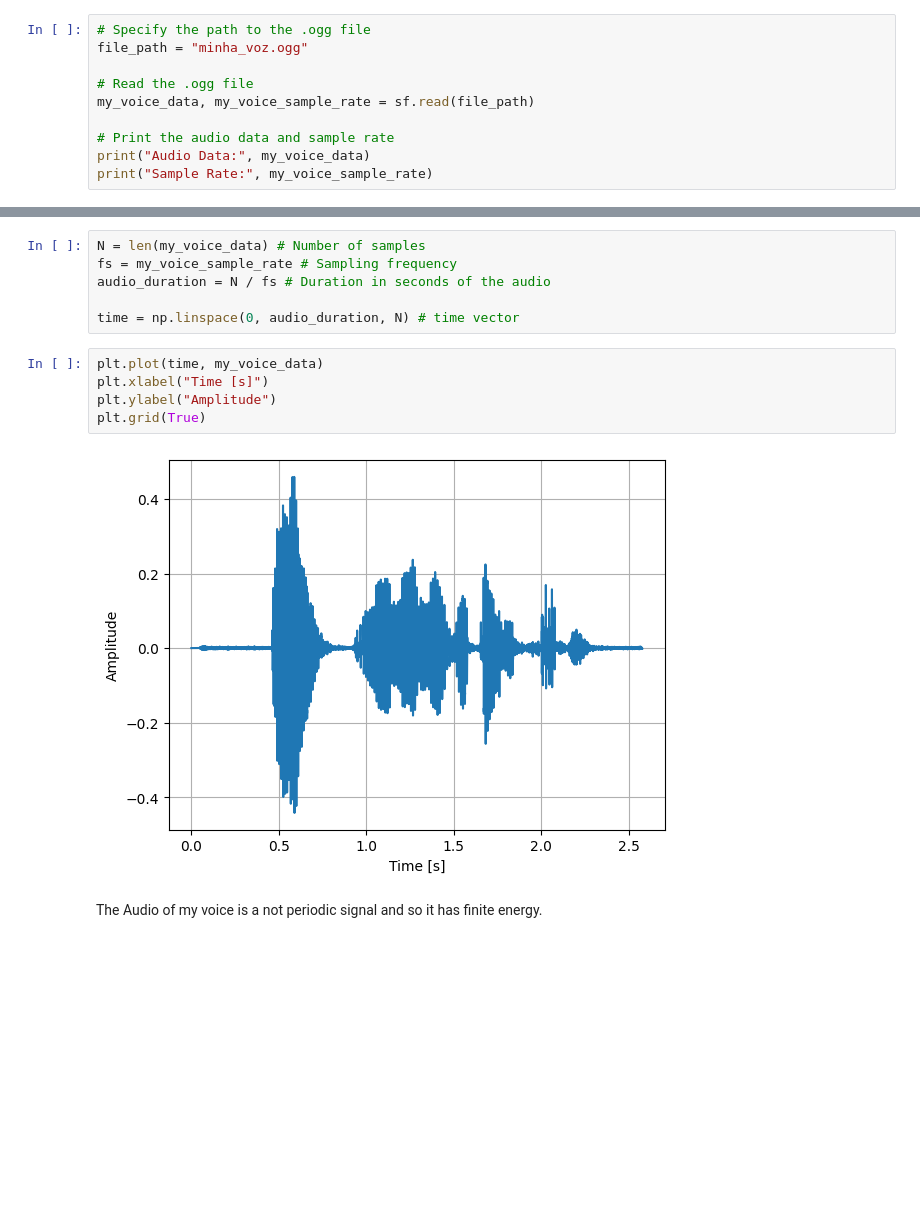
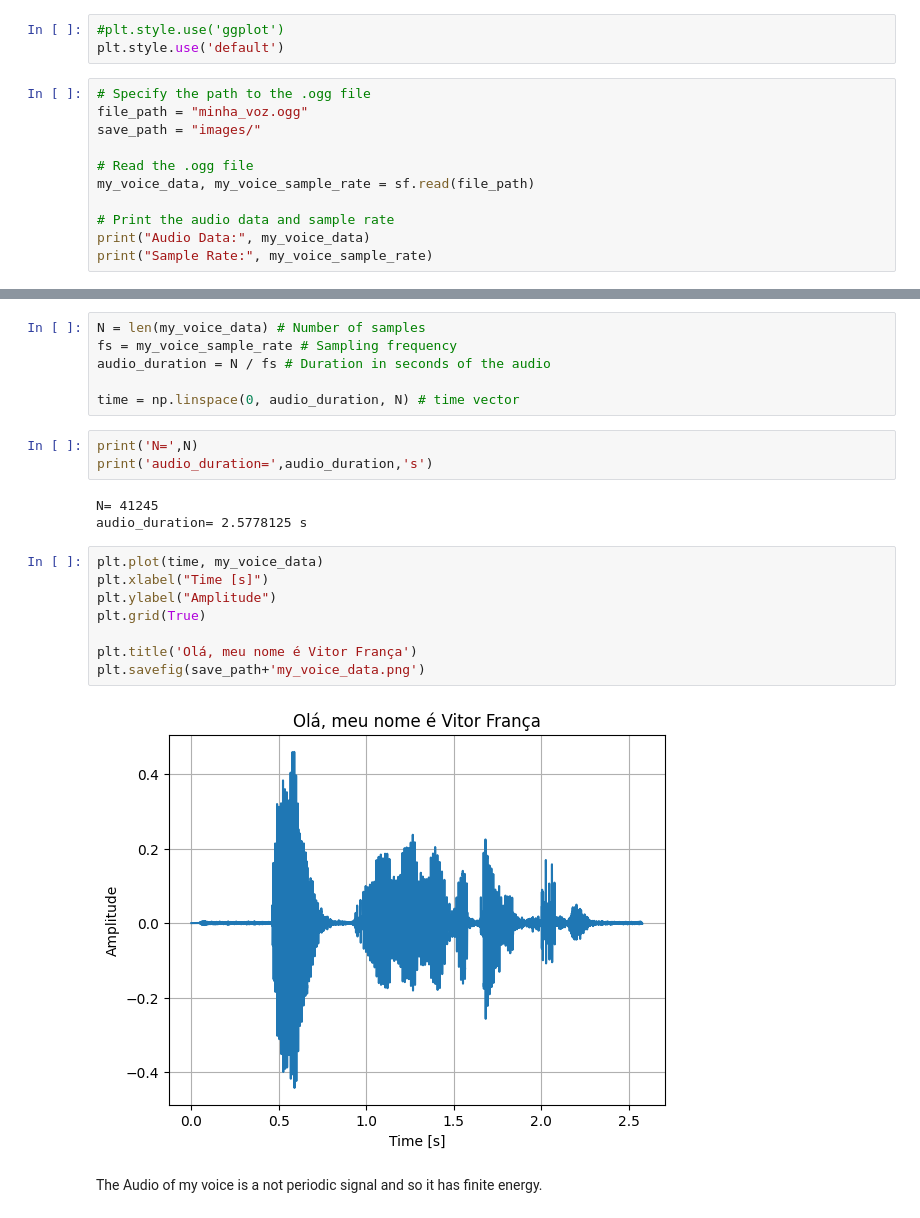
Before and after one commit to V-kr0pt/principios_comunicacao_ufpb, a Jupyter notebook: simulacao_1_2024.1/simulacao_1.ipynb, the cells around one changed output, grey strips where cells are left out. Drawn from its saved outputs; the diff is of its cells as text; blank space fills up the shorter version.

Commit message:
add: todos exercicios feitos + imagens / fix: correcao do audio_4.wav

```diff
--- a/simulacao_1_2024.1/simulacao_1.ipynb
+++ b/simulacao_1_2024.1/simulacao_1.ipynb
@@ -4,9 +4,13 @@ import matplotlib.pyplot as plt
 from IPython.display import Audio
 import soundfile as sf
 import scipy as sp
+# %%
+#plt.style.use('ggplot')
+plt.style.use('default')
 # %%
 # Specify the path to the .ogg file
 file_path = "minha_voz.ogg"
+save_path = "images/"
 
 # Read the .ogg file
 my_voice_data, my_voice_sample_rate = sf.read(file_path)
@@ -28,13 +32,22 @@ fs = my_voice_sample_rate # Sampling frequency
 audio_duration = N / fs # Duration in seconds of the audio
 
 time = np.linspace(0, audio_duration, N) # time vector
+# %%
+print('N=',N)
+print('audio_duration=',audio_duration,'s')
+# %% [output]
+N= 41245
+audio_duration= 2.5778125 s
 # %%
 plt.plot(time, my_voice_data)
 plt.xlabel("Time [s]")
 plt.ylabel("Amplitude")
 plt.grid(True)
+
+plt.title('Olá, meu nome é Vitor França')
+plt.savefig(save_path+'my_voice_data.png')
 # %% [output]
-[figure, old version]
+[figure, new version]
 # %% [markdown]
 The Audio of my voice is a not periodic signal and so it has finite energy.
 # %%
```
Also changed, not shown: parts of 19 cells of this notebook, 5 other files.
